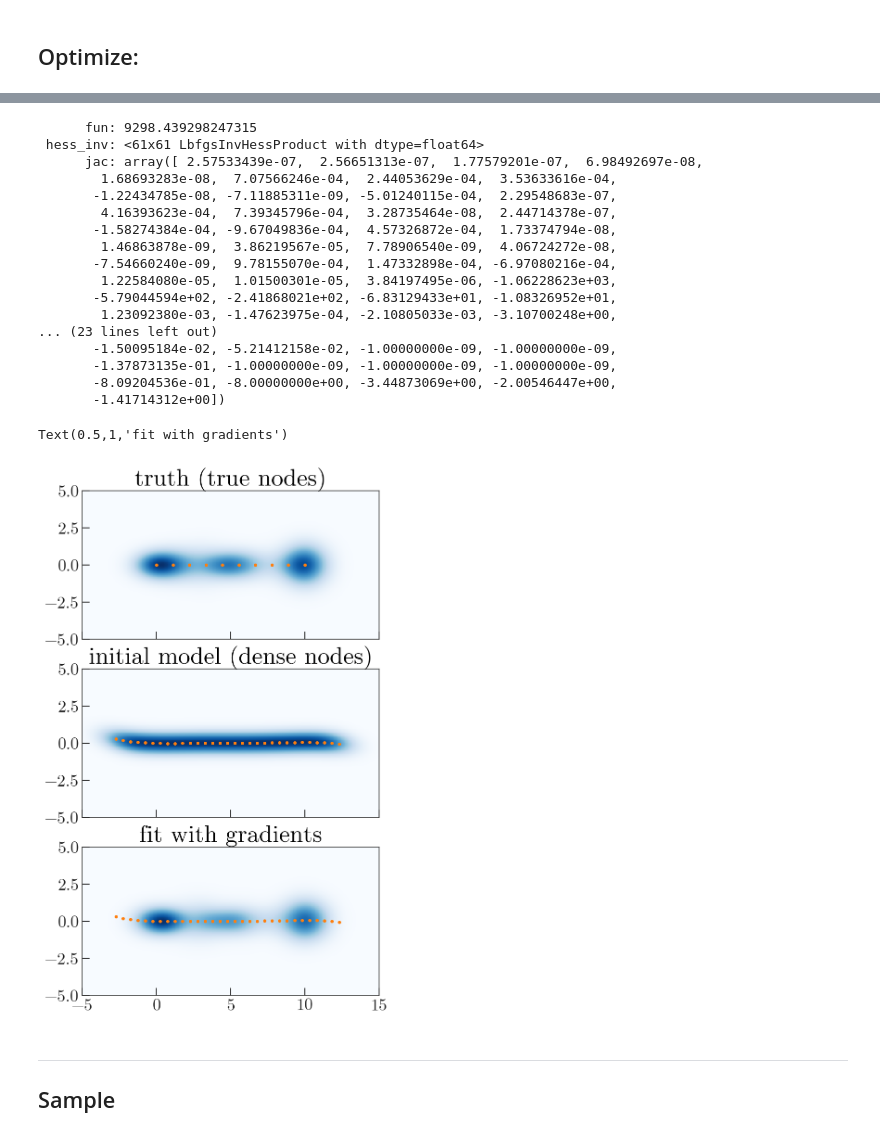
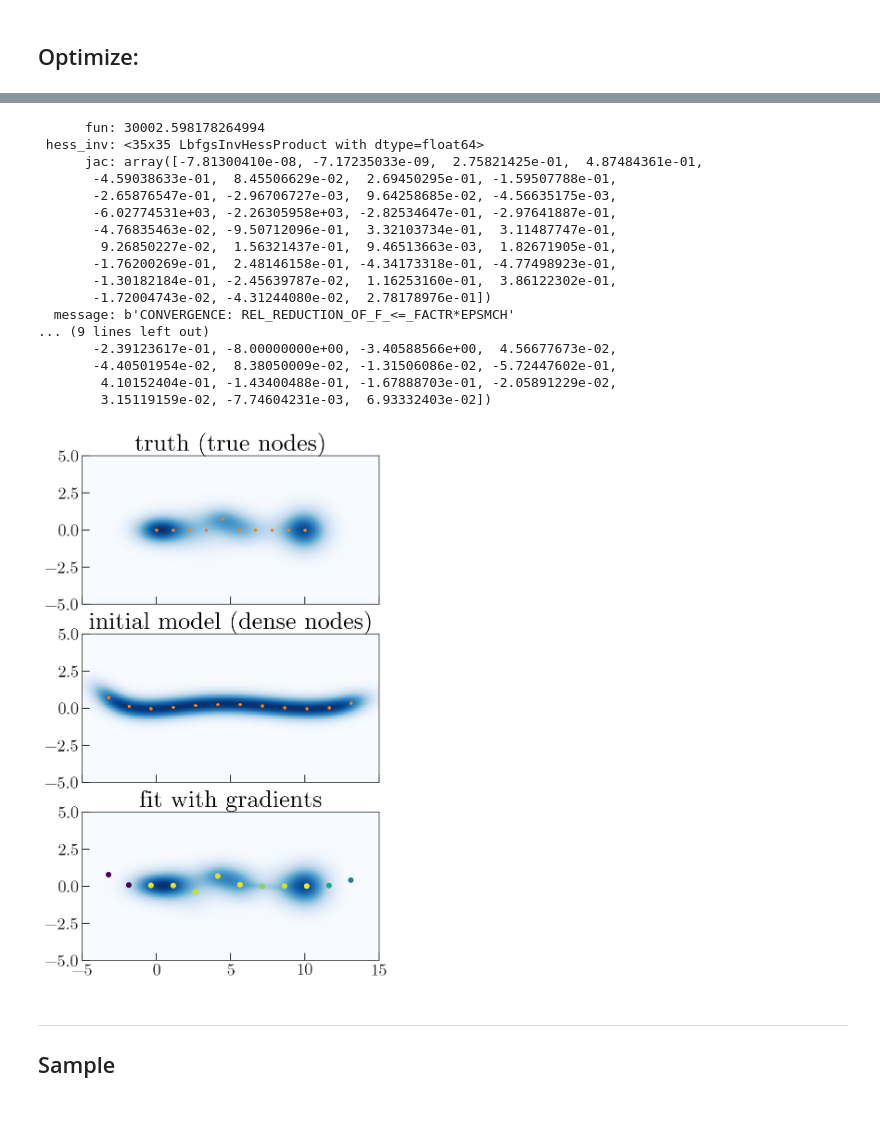
Before and after one commit to adrn/Pal5sBiggestFan, a Jupyter notebook: notebooks/Sky-likelihood-simplex-trick.ipynb, the cells around one changed output, grey strips where cells are left out. Drawn from its saved outputs; the diff is of its cells as text; code cells hidden in the pictures.

```diff
--- a/notebooks/Sky-likelihood-simplex-trick.ipynb
+++ b/notebooks/Sky-likelihood-simplex-trick.ipynb
@@ -347,0 +288,14 @@ array([-1219.0711459 ,  -460.83819871,   149.47959971,   378.6416255 ,
+# %%
+eps = 1e-6
+
+num_derivs_m = []
+for k in range(K):
+    m1 = m0.copy()
+    m2 = m1.copy()
+    m2[k] = m2[k] + eps
+
+    _d = (model.ln_likelihood({'ln_z': np.log(z0), 'ln_s': np.log(sk0), 'm': m2}).sum() -
+          model.ln_likelihood({'ln_z': np.log(z0), 'ln_s': np.log(sk0), 'm': m1}).sum()) / eps
+    num_derivs_m.append(_d)
+num_derivs_m = np.array(num_derivs_m)
+num_derivs_m
@@ -499,7 +520,9 @@ print(exact_derivs_lns)
 ## Optimize:
 # %%
 p0 = {'ln_s': np.log(sk0),
-      'ln_z': np.log(z0)}
+      'ln_z': np.log(z0),
+      'm': m0}
+model = Model(dens_model, h=h, l=0.5)
 x0 = model.pack_pars(**p0)
 
 model.ln_posterior(x0)
@@ -508,5 +531,5 @@ model.ln_posterior(x0)
 # %%
-def likelihood_helper(x):
+def func_helper(x):
     # print(x.tolist())
     return -model.ln_posterior(x)
 
@@ -515,8 +538,8 @@ def deriv_helper(x):
     z = np.exp(p['ln_z'])
     a = model.get_a(p)
     s = model.get_s(p)
-    d_dz, d_ds = derivs(model.density_model, z, s, h)
-    return -np.concatenate((d_ds * s, d_dz * z)) # d/dlnz, d/dlns
-#     return -np.concatenate((d_dz, d_ds)) # d/dlnz, d/dlns
+    m = p['m']
+    d_dm, d_ds, d_dz = derivs(model.density_model, z, s, m, h)
+    return -np.concatenate((d_ds * s, d_dz * z, d_dm - m/model.l**2)) # d/dm, d/dlnz, d/dlns
 # %%
 def num_deriv_helper(x):
@@ -551,9 +558,9 @@ array([ -304.20796975,  -222.38054953,  -176.10764189,  -154.71487131,
 # res = minimize(likelihood_helper, jac=num_deriv_helper,
 #                x0=x0, method='L-BFGS-B')
 
-bounds = [[-8, 4]]*K + [[-8, -1e-9]]*(K-1)
+bounds = [[-8, 4]]*K + [[-8, -1e-9]]*(K-1) + [[-8, 8]]*K
 
-res = minimize(likelihood_helper, jac=deriv_helper,
+res = minimize(func_helper, jac=deriv_helper,
                x0=x0, method='L-BFGS-B',
                bounds=bounds,
                options=dict(ftol=1e-13))
@@ -562,23 +569,23 @@ res = minimize(likelihood_helper, jac=deriv_helper,
 #                method='powell')
 res
 # %% [output]
-      fun: 9298.439298247315
- hess_inv: <61x61 LbfgsInvHessProduct with dtype=float64>
-      jac: array([ 2.57533439e-07,  2.56651313e-07,  1.77579201e-07,  6.98492697e-08,
-        1.68693283e-08,  7.07566246e-04,  2.44053629e-04,  3.53633616e-04,
-       -1.22434785e-08, -7.11885311e-09, -5.01240115e-04,  2.29548683e-07,
-        4.16393623e-04,  7.39345796e-04,  3.28735464e-08,  2.44714378e-07,
-       -1.58274384e-04, -9.67049836e-04,  4.57326872e-04,  1.73374794e-08,
-        1.46863878e-09,  3.86219567e-05,  7.78906540e-09,  4.06724272e-08,
-       -7.54660240e-09,  9.78155070e-04,  1.47332898e-04, -6.97080216e-04,
-        1.22584080e-05,  1.01500301e-05,  3.84197495e-06, -1.06228623e+03,
-       -5.79044594e+02, -2.41868021e+02, -6.83129433e+01, -1.08326952e+01,
-        1.23092380e-03, -1.47623975e-04, -2.10805033e-03, -3.10700248e+00,
-... (23 lines left out)
-       -1.50095184e-02, -5.21412158e-02, -1.00000000e-09, -1.00000000e-09,
-       -1.37873135e-01, -1.00000000e-09, -1.00000000e-09, -1.00000000e-09,
-       -8.09204536e-01, -8.00000000e+00, -3.44873069e+00, -2.00546447e+00,
-       -1.41714312e+00])
+      fun: 30002.598178264994
+ hess_inv: <35x35 LbfgsInvHessProduct with dtype=float64>
+      jac: array([-7.81300410e-08, -7.17235033e-09,  2.75821425e-01,  4.87484361e-01,
+       -4.59038633e-01,  8.45506629e-02,  2.69450295e-01, -1.59507788e-01,
+       -2.65876547e-01, -2.96706727e-03,  9.64258685e-02, -4.56635175e-03,
+       -6.02774531e+03, -2.26305958e+03, -2.82534647e-01, -2.97641887e-01,
+       -4.76835463e-02, -9.50712096e-01,  3.32103734e-01,  3.11487747e-01,
+        9.26850227e-02,  1.56321437e-01,  9.46513663e-03,  1.82671905e-01,
+       -1.76200269e-01,  2.48146158e-01, -4.34173318e-01, -4.77498923e-01,
+       -1.30182184e-01, -2.45639787e-02,  1.16253160e-01,  3.86122302e-01,
+       -1.72004743e-02, -4.31244080e-02,  2.78178976e-01])
+  message: b'CONVERGENCE: REL_REDUCTION_OF_F_<=_FACTR*EPSMCH'
+... (9 lines left out)
+       -2.39123617e-01, -8.00000000e+00, -3.40588566e+00,  4.56677673e-02,
+       -4.40501954e-02,  8.38050009e-02, -1.31506086e-02, -5.72447602e-01,
+        4.10152404e-01, -1.43400488e-01, -1.67888703e-01, -2.05891229e-02,
+        3.15119159e-02, -7.74604231e-03,  6.93332403e-02])
 # %%
 bins = (np.arange(-10, 15+1e-3, 0.05),
         np.arange(-5, 5+1e-3, 0.05))
@@ -593,38 +600,40 @@ ln_dens = true_dens_model.ln_density(xy, true_a, true_s, h=h)
 ax.pcolormesh(x, y, np.exp(ln_dens.reshape(x.shape) - ln_dens.max()),
               cmap='Blues')
 ax.scatter(true_nodes[:, 0], true_nodes[:, 1],
            marker='.', color='tab:orange')
 
 ax = axes[1]
 med_p = model.unpack_pars(x0)
 med_a = model.get_a(med_p)
 med_s = model.get_s(med_p)
 ln_dens = dens_model.ln_density(xy, med_a, med_s, h=h)
 ax.pcolormesh(x, y, np.exp(ln_dens.reshape(x.shape) - ln_dens.max()),
               cmap='Blues')
 ax.scatter(dens_model.nodes[:, 0], dens_model.nodes[:, 1],
            marker='.', color='tab:orange')
 
 ax = axes[2]
 med_p = model.unpack_pars(res.x)
 med_a = model.get_a(med_p)
 med_s = model.get_s(med_p)
-ln_dens = dens_model.ln_density(xy, med_a, med_s, h=h)
+med_mu = model.get_mu(med_p)
+ln_dens = dens_model.ln_density(xy, med_a, med_s, h=h, nodes=med_mu)
 ax.pcolormesh(x, y, np.exp(ln_dens.reshape(x.shape) - ln_dens.max()),
               cmap='Blues')
-ax.scatter(dens_model.nodes[:, 0], dens_model.nodes[:, 1],
-           marker='.', color='tab:orange')
+ax.scatter(med_mu[:, 0], med_mu[:, 1],
+           marker='o', c=np.log(med_a))
 
 for ax in axes:
     ax.set_aspect('equal')
     ax.set_xlim(-5, 15)
 
 axes[0].set_title('truth (true nodes)')
 axes[1].set_title('initial model (dense nodes)')
 axes[2].set_title('fit with gradients')
+
+fig.savefig('../plots/wiggle.png', dpi=250)
 # %% [output]
-Text(0.5,1,'fit with gradients')
-[figure, old version]
+[figure, new version]
 # %% [markdown]
 ---
 
```
Also changed, not shown: parts of 23 cells of this notebook, 1 other file.
